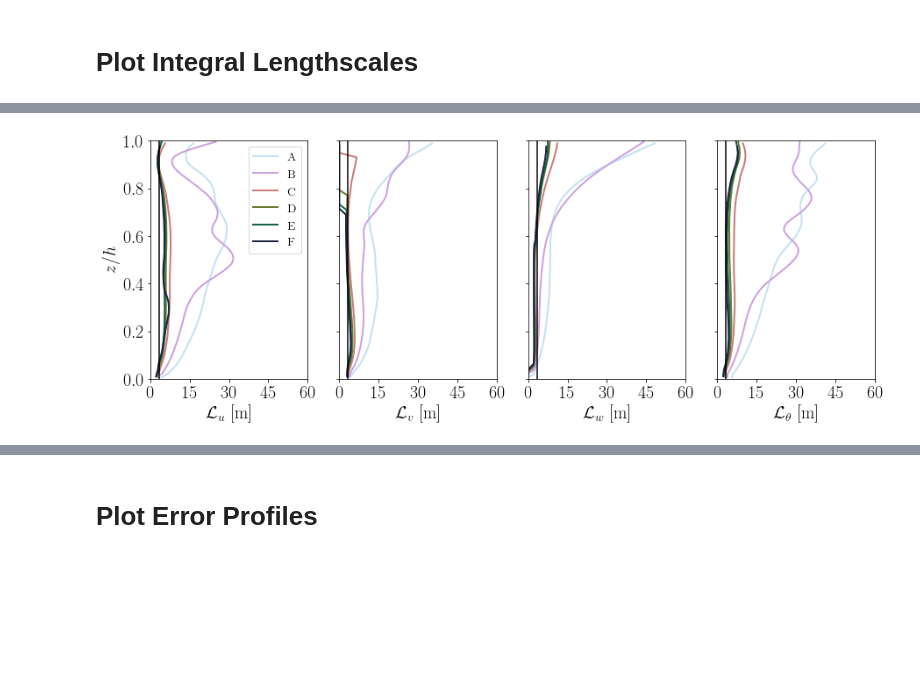
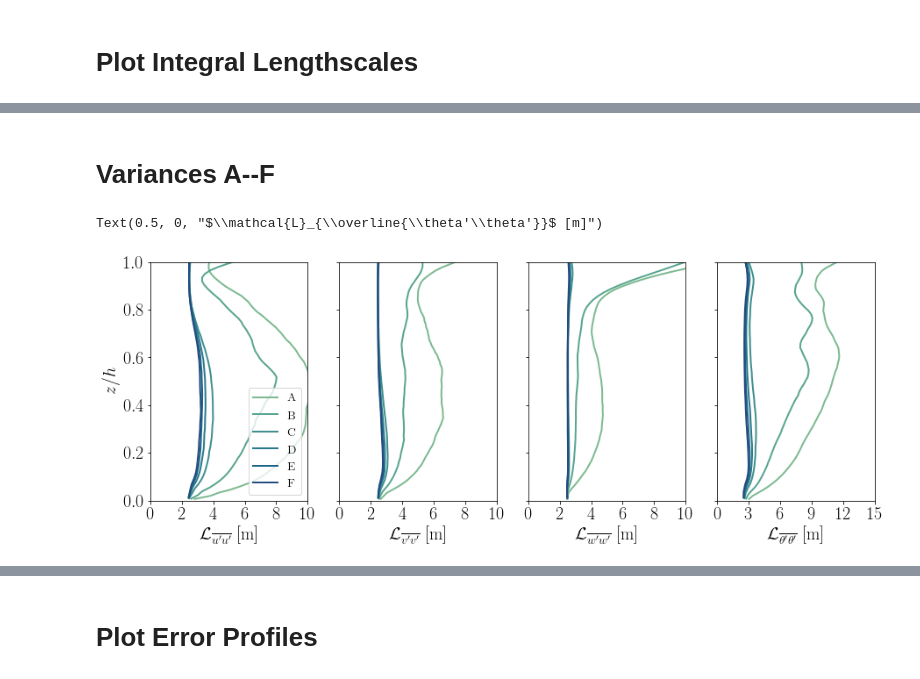
Before and after one commit to bgreene777/SBL_LES, a Jupyter notebook: ipynb/plot_RFMnc.ipynb, the cells around one changed output, grey strips where cells are left out. Drawn from its saved outputs; the diff is of its cells as text; code cells hidden in the pictures; blank space fills up the shorter version.

Commit message:
several new figures for random error paper reviews

```diff
--- a/ipynb/plot_RFMnc.ipynb
+++ b/ipynb/plot_RFMnc.ipynb
@@ -17,6 +17,7 @@ rc('font',weight='normal',size=20,family='serif',serif='Times New Roman')
 rc('text',usetex='True')
 props=dict(boxstyle="square",facecolor="white",edgecolor="white",alpha=0.0)
 props2=dict(boxstyle='square',facecolor='white',alpha=0.85)
+colors2 = seaborn.color_palette("cubehelix", 4)
 # %% [markdown]
 # Load Data
 # %%
@@ -45,6 +46,7 @@ Lall = []
 Aall = []
 err = []
 Call, pall = [], []
+L_vol = []
 # loop over sims and load stats, spectrogram data
 for sim in sims:
     dnc = f"/home/bgreene/simulations/{sim}_192/output/netcdf/"
@@ -69,6 +71,8 @@ for sim in sims:
     # load RFM coefficients
     Call.append(xr.load_dataset(dnc+"fit_C.nc"))
     pall.append(xr.load_dataset(dnc+"fit_p.nc"))
+    # load new L_vol files for each stability
+    L_vol.append(xr.load_dataset(dnc+"L_vol.nc"))
 
 # define colormap based on number of simulations
 nsim = len(sims)
@@ -86,37 +446,36 @@ Reading file: /home/bgreene/simulations/cr2.50_u08_192/output/netcdf/average_sta
+# %% [markdown]
+# Variances A--F
 # %%
-# four panel: u, v, w, theta
-fig1, ax1 = plt.subplots(nrows=1, ncols=4, sharey=True, figsize=(14.8, 5))
-for i, (l, s) in enumerate(zip(Lall, sall)):
+# four panel: u, v, w, theta variances
+fig2, ax2 = plt.subplots(nrows=1, ncols=4, sharey=True, figsize=(14.8, 5))
+for i, (l, s) in enumerate(zip(L_vol, sall)):
     # u
-    ax1[0].plot(l.u_rot, l.z/s.h, ls="-", lw=2, c=cmap[i], label=s.label2)
+    ax2[0].plot(l.uu, l.z/s.h, ls="-", lw=2, c=colors[i], label=s.label2)
     # v
-    ax1[1].plot(l.v_rot, l.z/s.h, ls="-", lw=2, c=cmap[i])
+    ax2[1].plot(l.vv, l.z/s.h, ls="-", lw=2, c=colors[i])
     # w
-    ax1[2].plot(l.w, l.z/s.h, ls="-", lw=2, c=cmap[i])
+    ax2[2].plot(l.ww, l.z/s.h, ls="-", lw=2, c=colors[i])
     # theta
-    ax1[3].plot(l.theta, l.z/s.h, ls="-", lw=2, c=cmap[i])
+    ax2[3].plot(l.tt, l.z/s.h, ls="-", lw=2, c=colors[i])
 # labels
-ax1[0].legend(fontsize=14)
-ax1[0].set_ylim([0, 1])
-ax1[0].set_ylabel("$z/h$")
-ax1[0].set_xlim([0, 60])
-ax1[0].xaxis.set_major_locator(MultipleLocator(15))
-ax1[0].set_xlabel("$\\mathcal{L}_u$ [m]")
+ax2[0].legend(fontsize=14)
+ax2[0].set_ylim([0, 1])
+ax2[0].set_ylabel("$z/h$")
+ax2[0].set_xlim([0, 10])
+ax2[0].xaxis.set_major_locator(MultipleLocator(2))
+ax2[0].set_xlabel("$\\mathcal{L}_{\\overline{u'u'}}$ [m]")
 
-ax1[1].set_xlim([0, 60])
-ax1[1].xaxis.set_major_locator(MultipleLocator(15))
-ax1[1].set_xlabel("$\\mathcal{L}_v$ [m]")
+ax2[1].set_xlim([0, 10])
+ax2[1].xaxis.set_major_locator(MultipleLocator(2))
+ax2[1].set_xlabel("$\\mathcal{L}_{\\overline{v'v'}}$ [m]")
 
-ax1[2].set_xlim([0, 60])
-ax1[2].xaxis.set_major_locator(MultipleLocator(15))
-ax1[2].set_xlabel("$\\mathcal{L}_w$ [m]")
+ax2[2].set_xlim([0, 10])
+ax2[2].xaxis.set_major_locator(MultipleLocator(2))
+ax2[2].set_xlabel("$\\mathcal{L}_{\\overline{w'w'}}$ [m]")
 
-ax1[3].set_xlim([0, 60])
-ax1[3].xaxis.set_major_locator(MultipleLocator(15))
-ax1[3].set_xlabel("$\\mathcal{L}_{\\theta}$ [m]")
-
-# vertical line for LES resolution
-for iax in ax1:
-    iax.axvline(sall[0].delta, color="k")
+ax2[3].set_xlim([0, 15])
+ax2[3].xaxis.set_major_locator(MultipleLocator(3))
+ax2[3].set_xlabel("$\\mathcal{L}_{\\overline{\\theta'\\theta'}}$ [m]")
 # %% [output]
+Text(0.5, 0, "$\\mathcal{L}_{\\overline{\\theta'\\theta'}}$ [m]")
-[figure, old version]
+[figure, new version]
```
Also changed, not shown: parts of 18 cells of this notebook.
